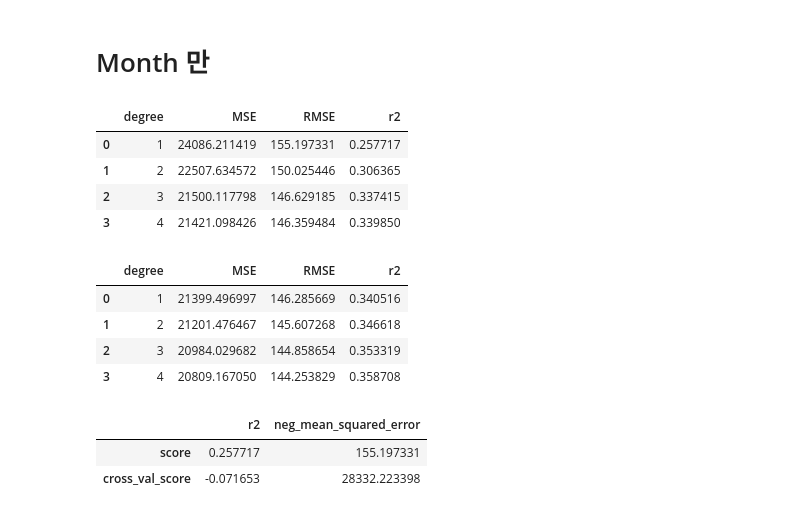
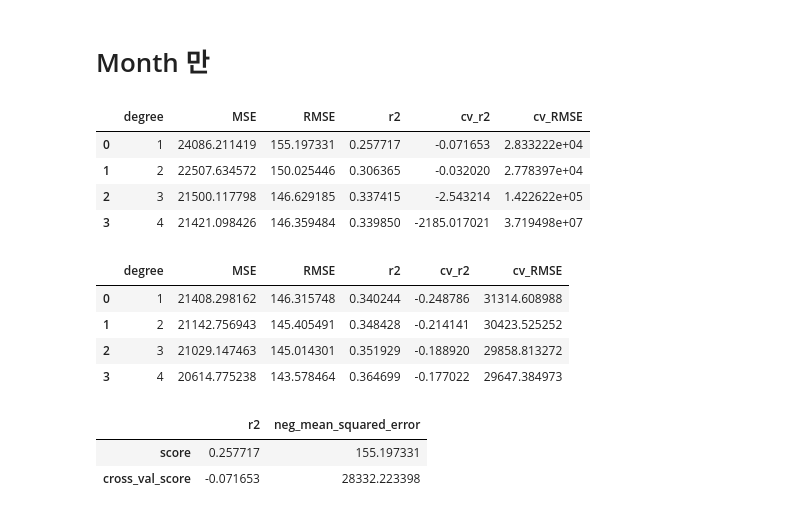
Before and after one commit to Clear-head/hipython_repo, a Jupyter notebook: BikeSharingDemand.ipynb, the cells around one changed output. Drawn from its saved outputs; the diff is of its cells as text; code cells hidden in the pictures.

```diff
--- a/BikeSharingDemand.ipynb
+++ b/BikeSharingDemand.ipynb
@@ -184,12 +185,17 @@ def poly_func(x, y, model):
 
         r2 = r2_score(y_test, pred_poly)
 
+        nmse_cv = cross_val_score(model_poly, x, y, scoring='neg_mean_squared_error', cv=5)
+        r2_cv = cross_val_score(model_poly, x, y, scoring='r2', cv=5)
+
         results.append(
             {
                 'degree': degree,
                 'MSE': mse,
                 "RMSE": rmse,
-                "r2": r2
+                "r2": r2,
+                "cv_r2": np.mean(r2_cv),
+                "cv_RMSE": -np.mean(nmse_cv)
             }
         )
 
@@ -289,20 +295,20 @@ y = df["count"].values
 poly_lr_month = poly_func(X, y, LinearRegression)
 poly_lr_month
 # %% [output]
-|  | degree | MSE | RMSE | r2 |
-| 0 | 1 | 24086.211419 | 155.197331 | 0.257717 |
-| 1 | 2 | 22507.634572 | 150.025446 | 0.306365 |
-| 2 | 3 | 21500.117798 | 146.629185 | 0.337415 |
-| 3 | 4 | 21421.098426 | 146.359484 | 0.339850 |
+|  | degree | MSE | RMSE | r2 | cv_r2 | cv_RMSE |
+| 0 | 1 | 24086.211419 | 155.197331 | 0.257717 | -0.071653 | 2.833222e+04 |
+| 1 | 2 | 22507.634572 | 150.025446 | 0.306365 | -0.032020 | 2.778397e+04 |
+| 2 | 3 | 21500.117798 | 146.629185 | 0.337415 | -2.543214 | 1.422622e+05 |
+| 3 | 4 | 21421.098426 | 146.359484 | 0.339850 | -2185.017021 | 3.719498e+07 |
 # %%
-# poly_Rf_month = poly_func(X, y, RandomForestRegressor)
-# poly_Rf_month
+poly_Rf_month = poly_func(X, y, RandomForestRegressor)
+poly_Rf_month
 # %% [output]
-|  | degree | MSE | RMSE | r2 |
-| 0 | 1 | 21399.496997 | 146.285669 | 0.340516 |
-| 1 | 2 | 21201.476467 | 145.607268 | 0.346618 |
-| 2 | 3 | 20984.029682 | 144.858654 | 0.353319 |
-| 3 | 4 | 20809.167050 | 144.253829 | 0.358708 |
+|  | degree | MSE | RMSE | r2 | cv_r2 | cv_RMSE |
+| 0 | 1 | 21408.298162 | 146.315748 | 0.340244 | -0.248786 | 31314.608988 |
+| 1 | 2 | 21142.756943 | 145.405491 | 0.348428 | -0.214141 | 30423.525252 |
+| 2 | 3 | 21029.147463 | 145.014301 | 0.351929 | -0.188920 | 29858.813272 |
+| 3 | 4 | 20614.775238 | 143.578464 | 0.364699 | -0.177022 | 29647.384973 |
 # %%
 model, month_lr = score_func(X, y, LinearRegression())
 month_lr
```
Also changed, not shown: parts of 21 cells of this notebook, 1 other file.
